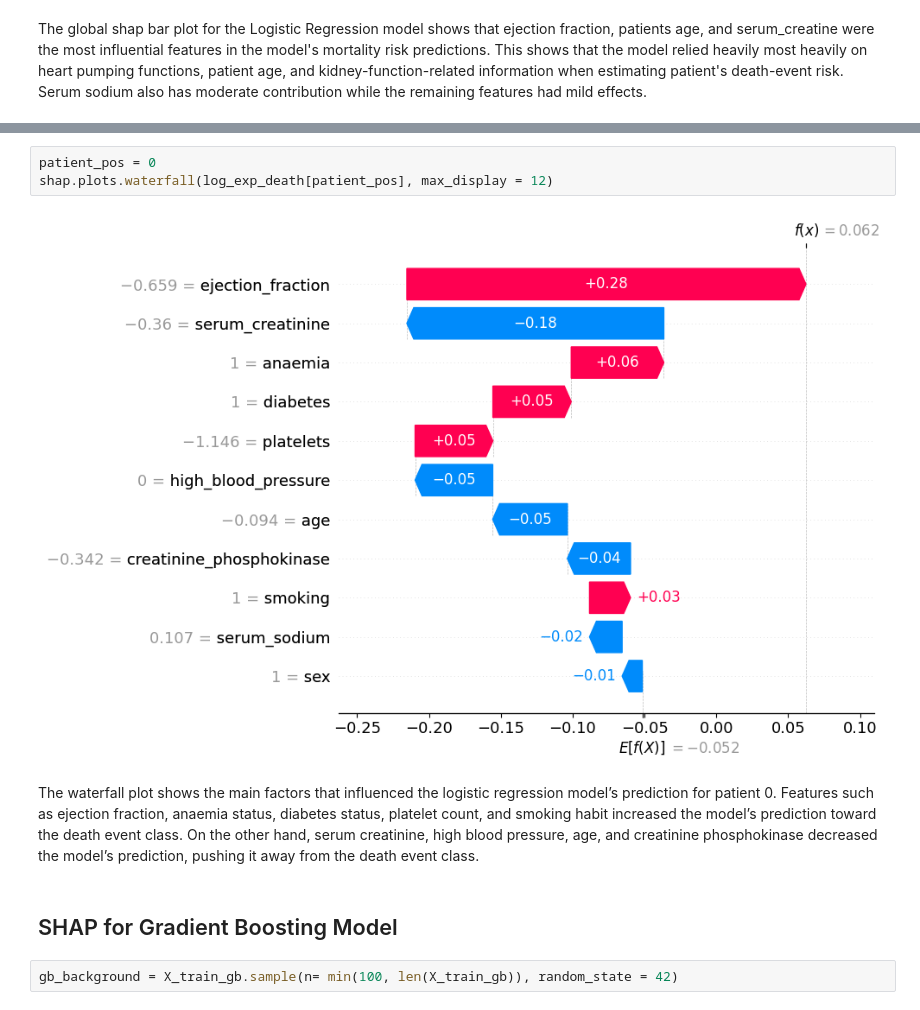
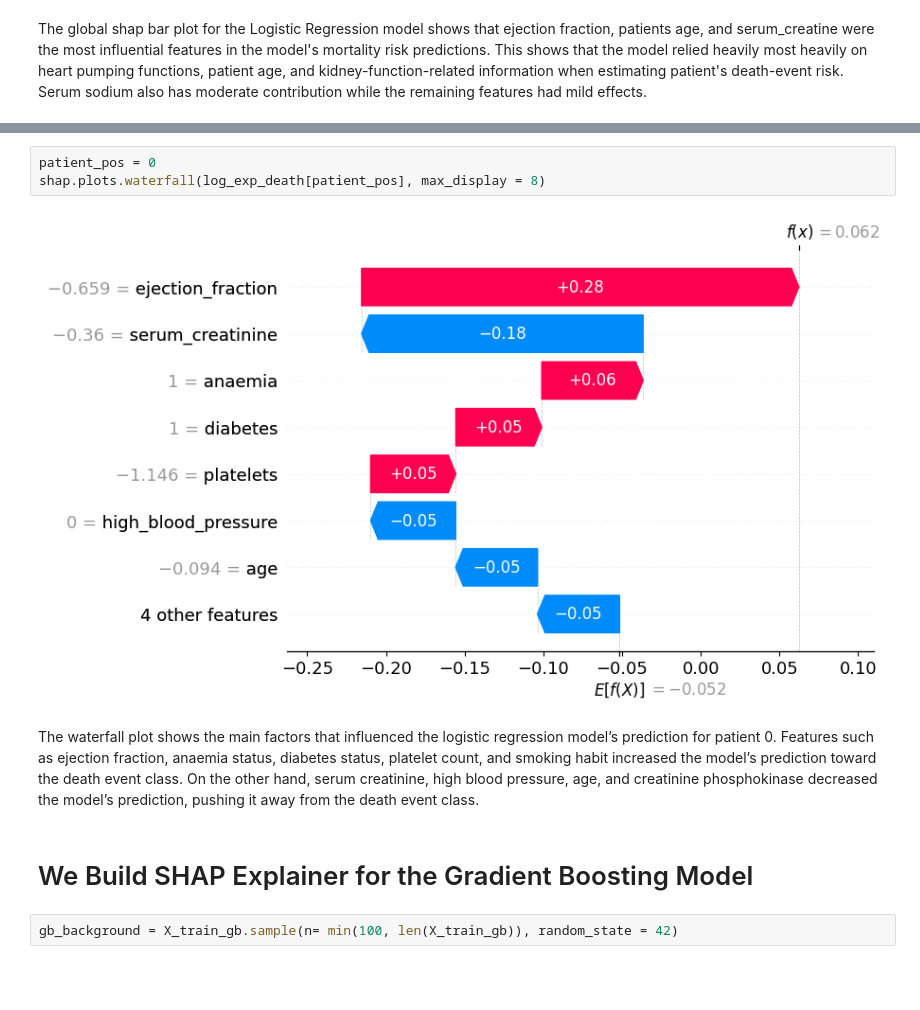
Before and after one commit to kingsleyukandu/heart-failure-survival-risk-analysis, a Jupyter notebook: shap_explanation/shap_explanation.ipynb, the cells around one changed output, grey strips where cells are left out. Saved outputs shown, nothing was run; the diff lists cells and outputs as text; blank space fills up the shorter version.

```diff
--- a/shap_explanation/shap_explanation.ipynb
+++ b/shap_explanation/shap_explanation.ipynb
@@ -305,12 +302,12 @@ On the other hand, higher age and higher serum creatine appeared more on the rig
 # %%
 patient_pos = 0
-shap.plots.waterfall(log_exp_death[patient_pos], max_display = 12)
+shap.plots.waterfall(log_exp_death[patient_pos], max_display = 8)
 # %% [output]
-[figure, old version]
+[figure, new version]
 # %% [markdown]
 The waterfall plot shows the main factors that influenced the logistic regression model’s prediction for patient 0. Features such as ejection fraction, anaemia status, diabetes status, platelet count, and smoking habit increased the model’s prediction toward the death event class. On the other hand, serum creatinine, high blood pressure, age, and creatinine phosphokinase decreased the model’s prediction, pushing it away from the death event class.
 # %% [markdown]
-## SHAP for Gradient Boosting Model
+# We Build SHAP Explainer for the Gradient Boosting Model
 # %%
 gb_background = X_train_gb.sample(n= min(100, len(X_train_gb)), random_state = 42)
 # %%
```
Also changed, not shown: parts of 44 cells of this notebook, 8 other files.
